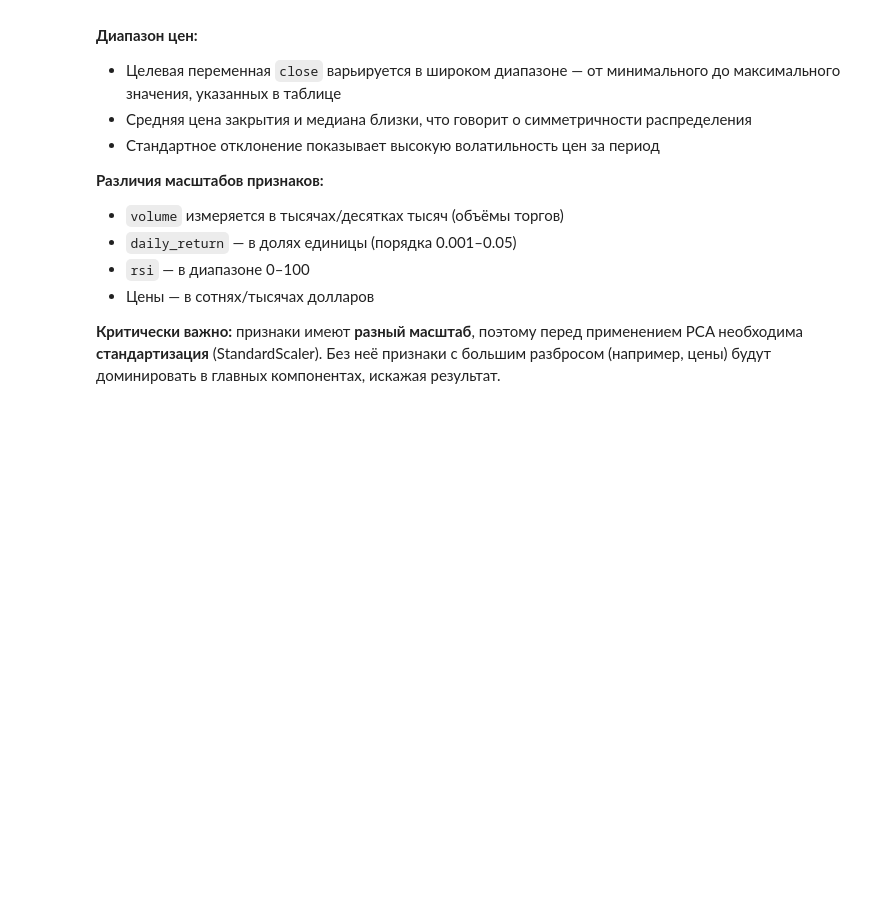
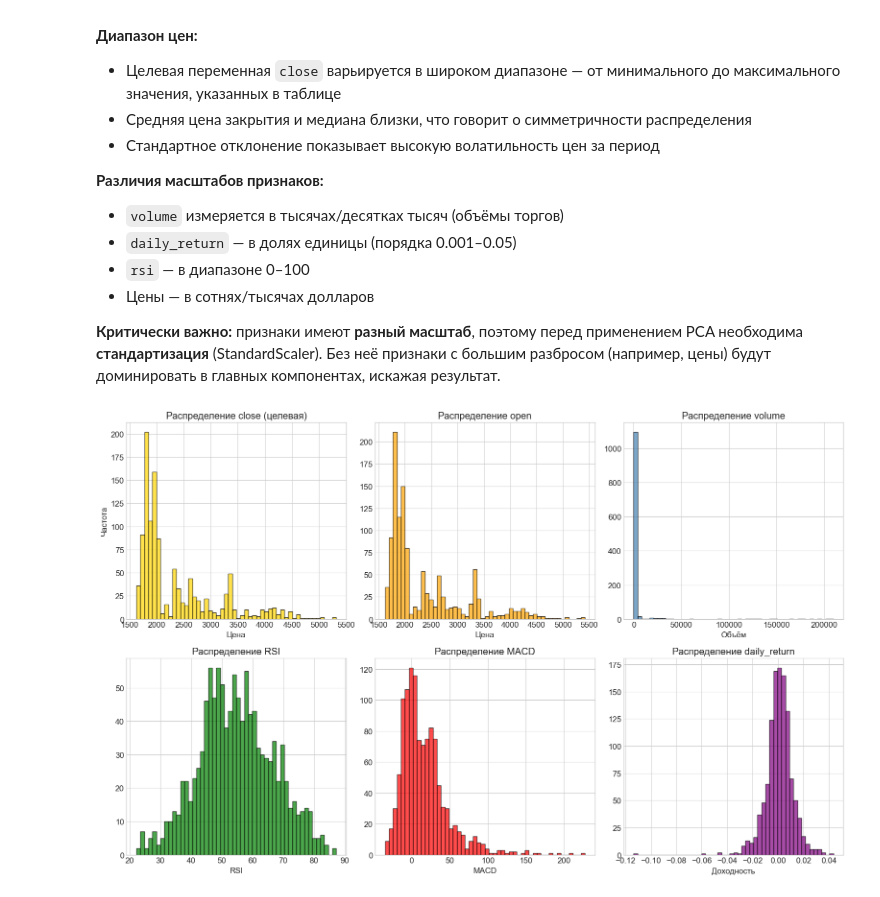
Before and after one commit to Didi5GD/Laba1_AIML, a Jupyter notebook: Laba1_AIML.ipynb, the cells around one changed output. Drawn from its saved outputs; the diff is of its cells as text; code cells hidden in the pictures; blank space fills up the shorter version.

```diff
--- a/Laba1_AIML.ipynb
+++ b/Laba1_AIML.ipynb
@@ -156,3 +161,35 @@ std - стандартное отклонение
 - Цены — в сотнях/тысячах долларов
 
 **Критически важно:** признаки имеют **разный масштаб**, поэтому перед применением PCA необходима **стандартизация** (StandardScaler). Без неё признаки с большим разбросом (например, цены) будут доминировать в главных компонентах, искажая результат.
+# %%
+fig, axes = plt.subplots(2, 3, figsize=(16, 10))
+
+axes[0, 0].hist(df['close'], bins=50, edgecolor='black', alpha=0.7, color='gold')
+axes[0, 0].set_title('Распределение close (целевая)')
+axes[0, 0].set_xlabel('Цена')
+axes[0, 0].set_ylabel('Частота')
+
+axes[0, 1].hist(df['open'], bins=50, edgecolor='black', alpha=0.7, color='orange')
+axes[0, 1].set_title('Распределение open')
+axes[0, 1].set_xlabel('Цена')
+
+axes[0, 2].hist(df['volume'], bins=50, edgecolor='black', alpha=0.7, color='steelblue')
+axes[0, 2].set_title('Распределение volume')
+axes[0, 2].set_xlabel('Объём')
+
+axes[1, 0].hist(df['rsi'], bins=50, edgecolor='black', alpha=0.7, color='green')
+axes[1, 0].set_title('Распределение RSI')
+axes[1, 0].set_xlabel('RSI')
+
+axes[1, 1].hist(df['macd'], bins=50, edgecolor='black', alpha=0.7, color='red')
+axes[1, 1].set_title('Распределение MACD')
+axes[1, 1].set_xlabel('MACD')
+
+axes[1, 2].hist(df['daily_return'], bins=50, edgecolor='black', alpha=0.7, color='purple')
+axes[1, 2].set_title('Распределение daily_return')
+axes[1, 2].set_xlabel('Доходность')
+
+plt.tight_layout()
+plt.show()
+# %% [output]
+[figure, added]
```
Also changed, not shown: parts of 3 cells of this notebook.
